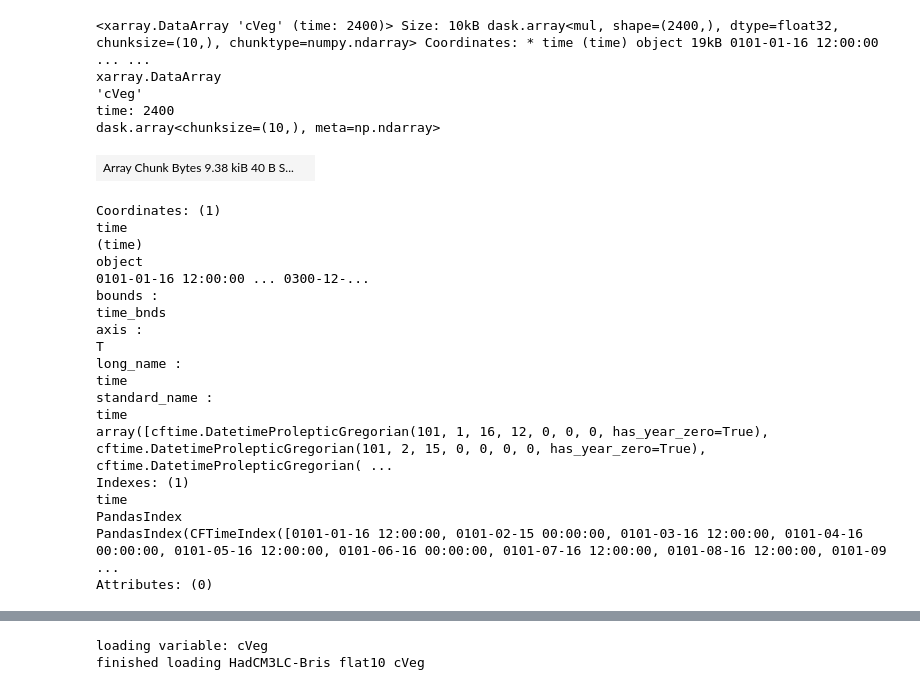
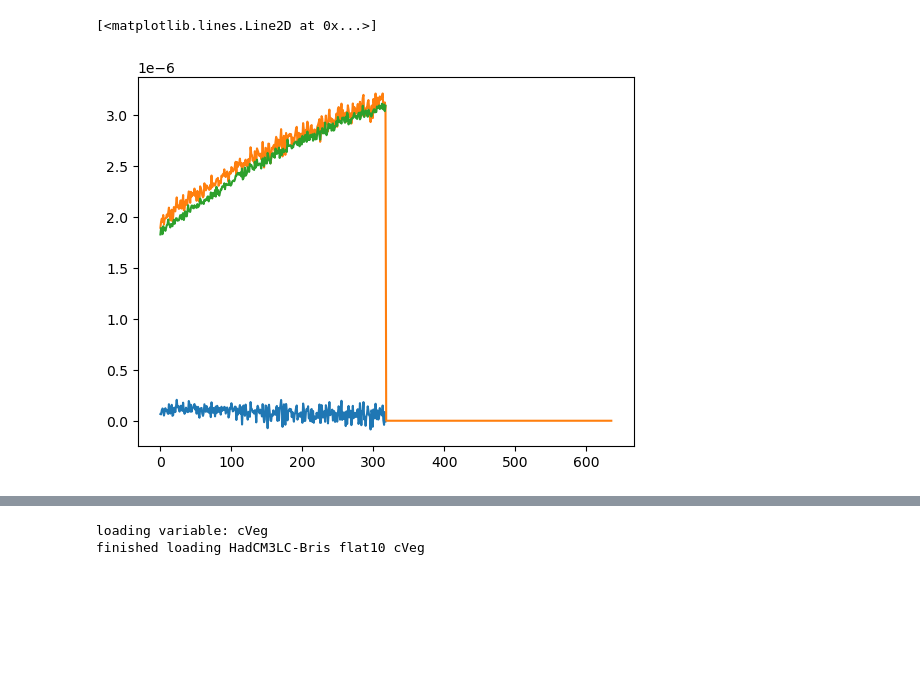
Before and after one commit to aswann/flat10MIP_analysis, a Jupyter notebook: create_metrics_matrix_onemodat_monthly.ipynb, the cells around one changed output, grey strips where cells are left out. Saved outputs shown, nothing was run; the diff lists cells and outputs as text; code cells hidden in the pictures; blank space fills up the shorter version.

```diff
--- a/create_metrics_matrix_onemodat_monthly.ipynb
+++ b/create_metrics_matrix_onemodat_monthly.ipynb
@@ -348,29 +396,12 @@ PermissionError: [Errno 13] Permission denied: '/glade/work/aswann/jupyter_noteb
 # %%
-arg=(C_global[var]*PgperKg)
-arg
+
+nbp = ds_C_global["data"].sel(var="nbp",latrange='global',run='flat10')
+npp=ds_C_global["data"].sel(var="npp",latrange='global',run='flat10')
+rh=ds_C_global["data"].sel(var="rh",latrange='global',run='flat10')
+
+plt.plot(nbp)
+plt.plot(npp)
+plt.plot(rh)
 # %% [output]
-<xarray.DataArray 'cVeg' (time: 2400)> Size: 10kB dask.array<mul, shape=(2400,), dtype=float32, chunksize=(10,), chunktype=numpy.ndarray> Coordinates: * time (time) object 19kB 0101-01-16 12:00:00 ... ...
-xarray.DataArray
-'cVeg'
-time: 2400
-dask.array<chunksize=(10,), meta=np.ndarray>
+[<matplotlib.lines.Line2D at 0x...>]
-| Array Chunk Bytes 9.38 kiB 40 B S... |  |
-Coordinates: (1)
-time
-(time)
-object
-0101-01-16 12:00:00 ... 0300-12-...
-bounds :
-time_bnds
-axis :
-T
-long_name :
-time
-standard_name :
-time
-array([cftime.DatetimeProlepticGregorian(101, 1, 16, 12, 0, 0, 0, has_year_zero=True), cftime.DatetimeProlepticGregorian(101, 2, 15, 0, 0, 0, 0, has_year_zero=True), cftime.DatetimeProlepticGregorian( ...
-Indexes: (1)
-time
-PandasIndex
-PandasIndex(CFTimeIndex([0101-01-16 12:00:00, 0101-02-15 00:00:00, 0101-03-16 12:00:00, 0101-04-16 00:00:00, 0101-05-16 12:00:00, 0101-06-16 00:00:00, 0101-07-16 12:00:00, 0101-08-16 12:00:00, 0101-09 ...
-Attributes: (0)
+[figure, added]
```
Also changed, not shown: parts of 15 cells of this notebook, 29 other files.
